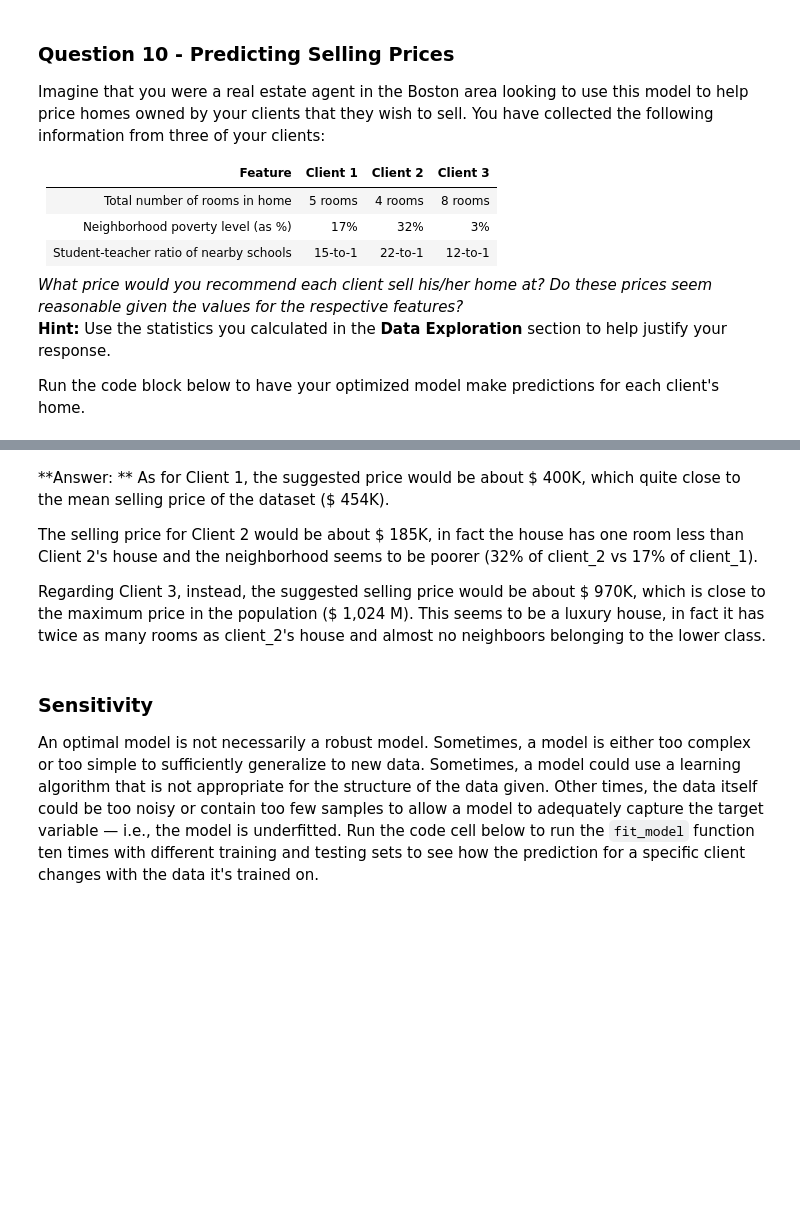
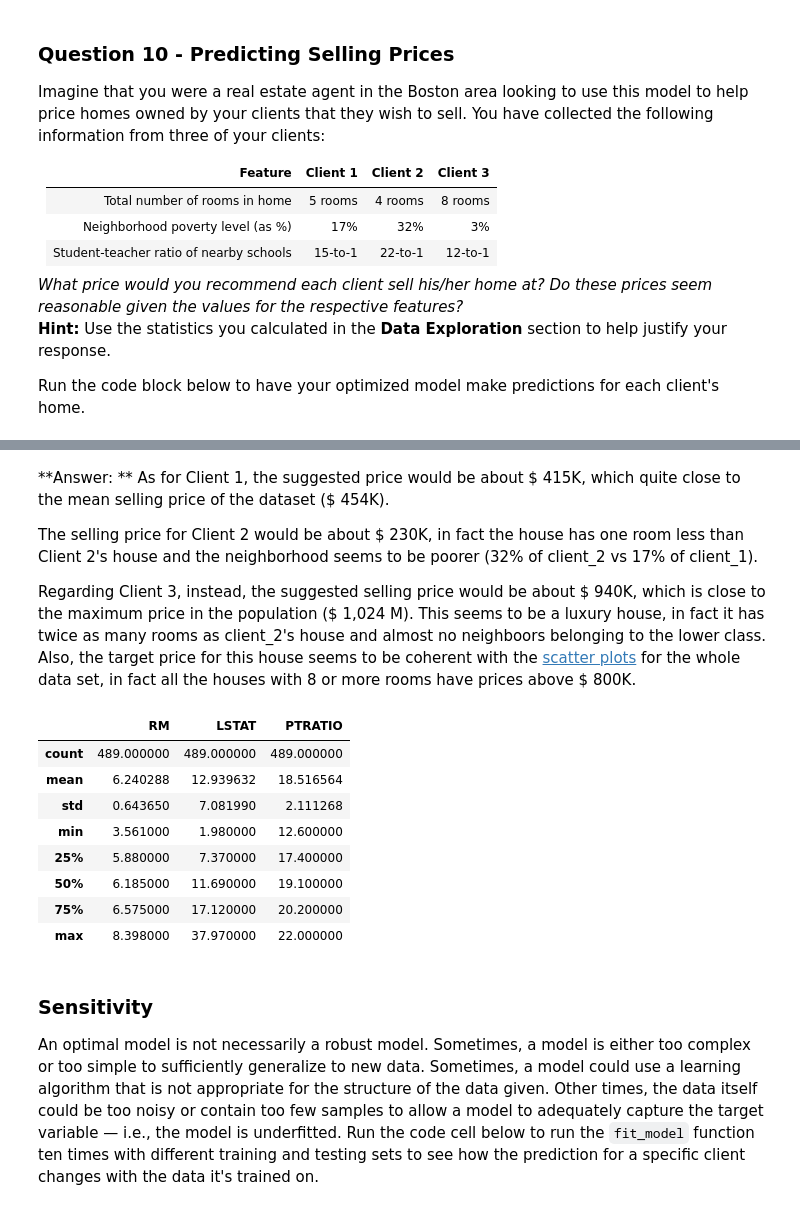
Before and after one commit to biank88/machine-learning, a Jupyter notebook: projects/boston_housing/boston_housing.ipynb, the cells around one changed output, grey strips where cells are left out. Drawn from its saved outputs; the diff is of its cells as text; code cells hidden in the pictures; blank space fills up the shorter version.

Commit message:
second  submission of  boston_house project

```diff
--- a/projects/boston_housing/boston_housing.ipynb
+++ b/projects/boston_housing/boston_housing.ipynb
@@ -343,9 +377,21 @@ Predicted selling price for Client 3's home: $789,600.00
 # %% [markdown]
-**Answer: ** As for Client 1, the suggested price would be about \$ 400K, which quite close to the mean selling price of the dataset (\$ 454K).
+**Answer: ** As for Client 1, the suggested price would be about \$ 415K, which quite close to the mean selling price of the dataset (\$ 454K).
 
-The selling price for Client 2 would be about \$ 185K, in fact the house has one room less than Client 2's house and the neighborhood seems to be poorer (32% of client_2 vs 17% of client_1).
+The selling price for Client 2 would be about \$ 230K, in fact the house has one room less than Client 2's house and the neighborhood seems to be poorer (32% of client_2 vs 17% of client_1).
 
-Regarding Client 3, instead, the suggested selling price would be about \$ 970K, which is close to the maximum price in the population (\$ 1,024 M). This seems to be a luxury house, in fact it has twice as many rooms as client_2's house and almost no neighboors belonging to the lower class.
+Regarding Client 3, instead, the suggested selling price would be about \$ 940K, which is close to the maximum price in the population (\$ 1,024 M). This seems to be a luxury house, in fact it has twice as many rooms as client_2's house and almost no neighboors belonging to the lower class. Also, the target price for this house seems to be coherent with the [scatter plots](#scatter) for the whole data set, in fact all the houses with 8 or more rooms have prices above \$ 800K.
+# %%
+features.describe()
+# %% [output]
+|  | RM | LSTAT | PTRATIO |
+| count | 489.000000 | 489.000000 | 489.000000 |
+| mean | 6.240288 | 12.939632 | 18.516564 |
+| std | 0.643650 | 7.081990 | 2.111268 |
+| min | 3.561000 | 1.980000 | 12.600000 |
+| 25% | 5.880000 | 7.370000 | 17.400000 |
+| 50% | 6.185000 | 11.690000 | 19.100000 |
+| 75% | 6.575000 | 17.120000 | 20.200000 |
+| max | 8.398000 | 37.970000 | 22.000000 |
 # %% [markdown]
 ### Sensitivity
 An optimal model is not necessarily a robust model. Sometimes, a model is either too complex or too simple to sufficiently generalize to new data. Sometimes, a model could use a learning algorithm that is not appropriate for the structure of the data given. Other times, the data itself could be too noisy or contain too few samples to allow a model to adequately capture the target variable — i.e., the model is underfitted. Run the code cell below to run the `fit_model` function ten times with different training and testing sets to see how the prediction for a specific client changes with the data it's trained on.
```
Also changed, not shown: parts of 17 cells of this notebook, 2 other files.
